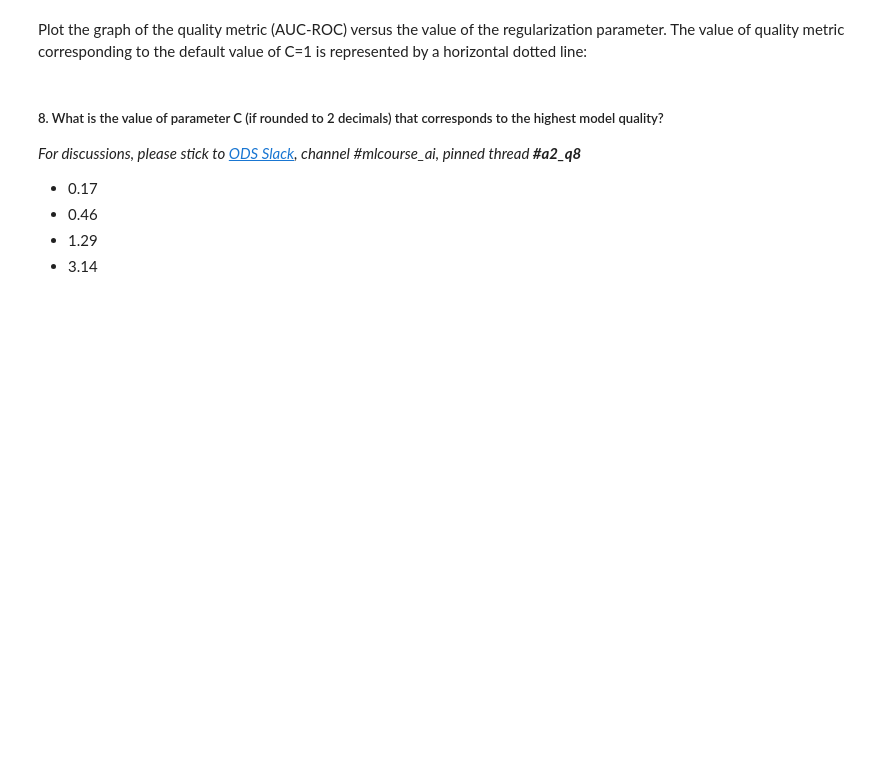
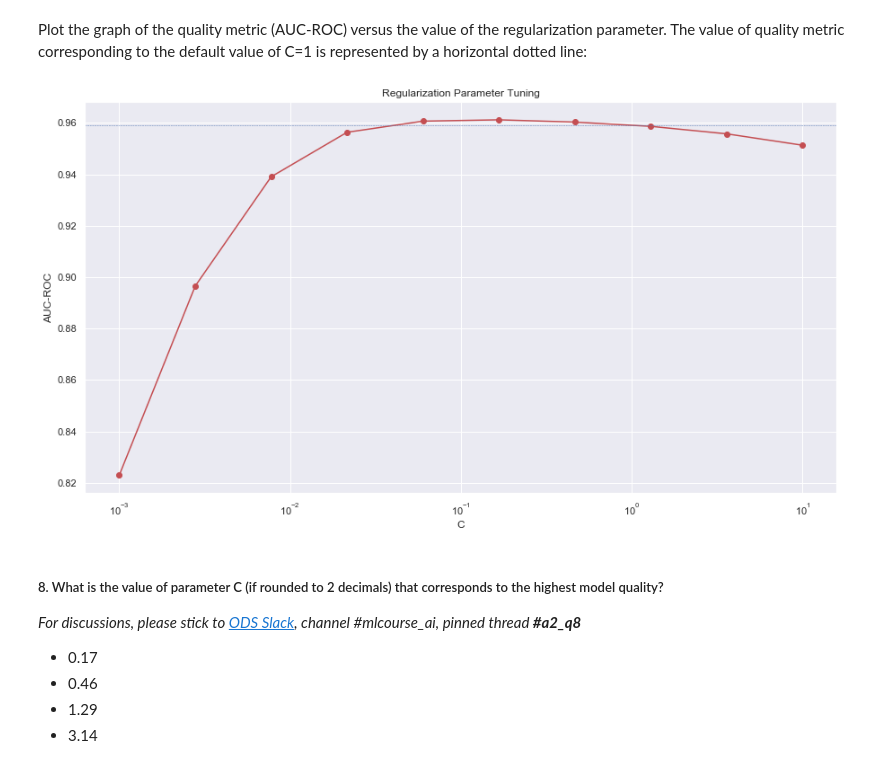
Before and after one commit to AndySECP/Berkeley-classes, a Jupyter notebook: DataScience/assignment2_part1_alice_logistic_regression.ipynb, the cells around one changed output. Saved outputs shown, nothing was run; the diff lists cells and outputs as text; code cells hidden in the pictures; blank space fills up the shorter version.

```diff
--- a/DataScience/assignment2_part1_alice_logistic_regression.ipynb
+++ b/DataScience/assignment2_part1_alice_logistic_regression.ipynb
@@ -866,6 +860,3 @@ For example, in week 3, you learned that, in decision trees, the depth of the tr
 In the logistic regression that we use, the weights of each feature are changing, and we find their optimal values during training; meanwhile, the regularization parameter remains constant. This is the hyperparameter that we are going to optimize now.
 
 Calculate the quality on a validation set with a regularization parameter, which is equal to 1 by default:
-# %%
-full_new_feat['start_hour'] = pd.Series(hour_new_feat['start_hour'].values)
-full_new_feat['morning'] = pd.Series(hour_new_feat['morning'].values)
@@ -927,14 +902,17 @@ for C in tqdm(Cs):
 # %% [markdown]
 Plot the graph of the quality metric (AUC-ROC) versus the value of the regularization parameter. The value of quality metric corresponding to the default value of C=1 is represented by a horizontal dotted line:
 # %%
+plt.figure(figsize=(15,8))
 plt.plot(Cs, scores, 'ro-')
 plt.xscale('log')
 plt.xlabel('C')
 plt.ylabel('AUC-ROC')
 plt.title('Regularization Parameter Tuning')
 # horizontal line -- model quality with default C value
 plt.axhline(y=score_C_1, linewidth=.5, color='b', linestyle='dashed')
 plt.show()
+# %% [output]
+[figure, added]
 # %% [markdown]
 ##### 8. What is the value of parameter C (if rounded to 2 decimals) that corresponds to the highest model quality?
 
```
Also changed, not shown: parts of 31 cells of this notebook.
